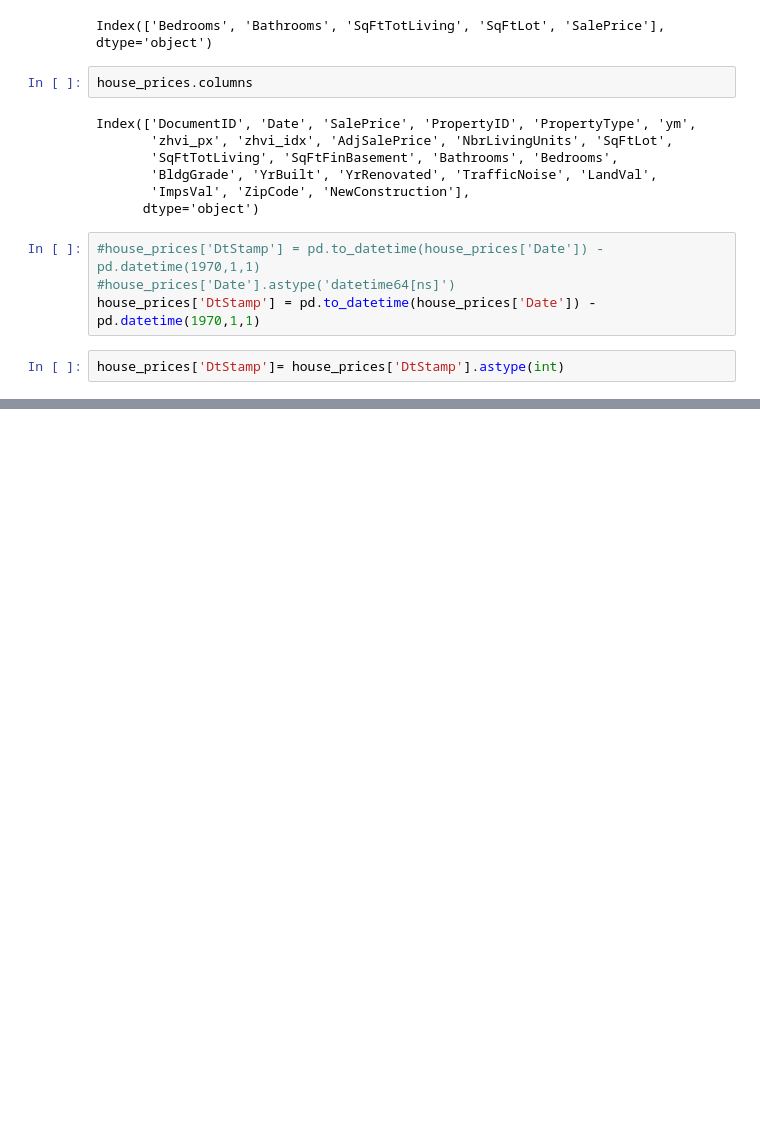
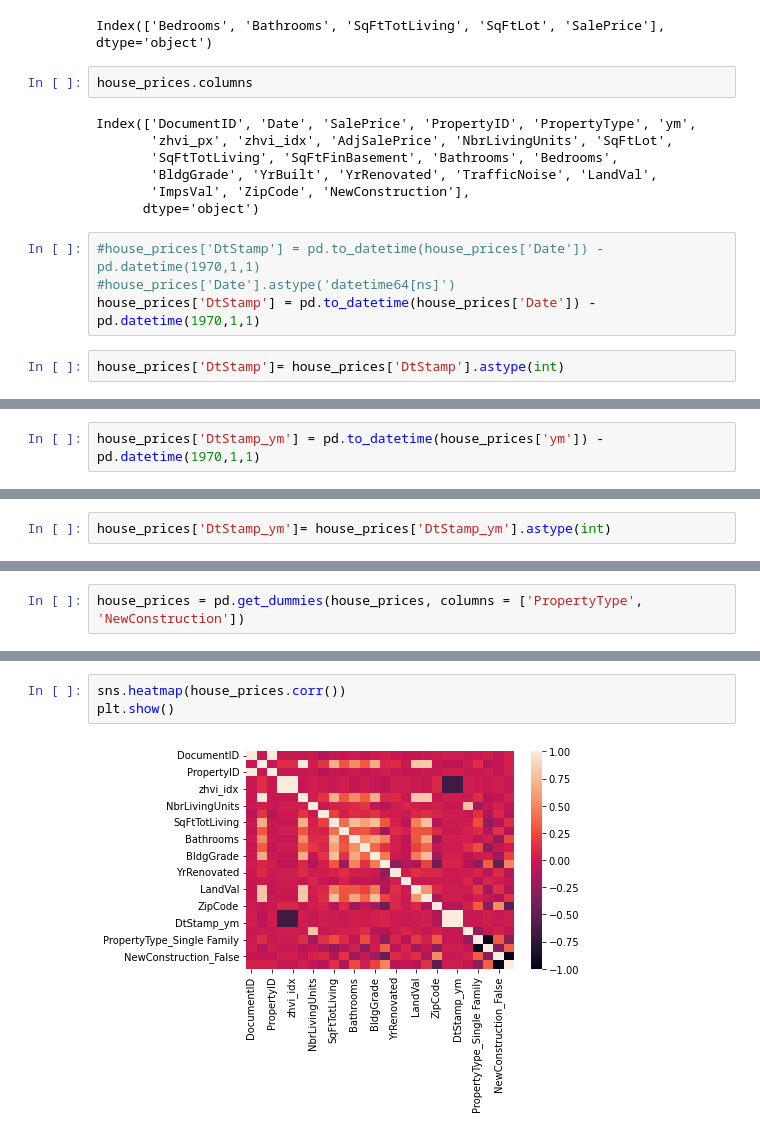
Before and after one commit to amithsbhat/machinelearning, a Jupyter notebook: houseprices.ipynb, the cells around one changed output, grey strips where cells are left out. Saved outputs shown, nothing was run; the diff lists cells and outputs as text; blank space fills up the shorter version.

Commit message:
Kaggle Notebook | HousePrices | Version 5

```diff
--- a/houseprices.ipynb
+++ b/houseprices.ipynb
@@ -345,0 +365,2 @@ house_prices['DtStamp']= house_prices['DtStamp'].astype(int)
+# %%
+house_prices['DtStamp_ym'] = pd.to_datetime(house_prices['ym']) - pd.datetime(1970,1,1)
@@ -345,0 +380,2 @@ house_prices['DtStamp']= house_prices['DtStamp'].astype(int)
+# %%
+house_prices['DtStamp_ym']= house_prices['DtStamp_ym'].astype(int)
@@ -345,0 +392,2 @@ house_prices['DtStamp']= house_prices['DtStamp'].astype(int)
+# %%
+house_prices = pd.get_dummies(house_prices, columns = ['PropertyType', 'NewConstruction'])
@@ -345,0 +414,5 @@ house_prices['DtStamp']= house_prices['DtStamp'].astype(int)
+# %%
+sns.heatmap(house_prices.corr())
+plt.show()
+# %% [output]
+[figure, added]
```
Also changed, not shown: parts of 24 cells of this notebook.
